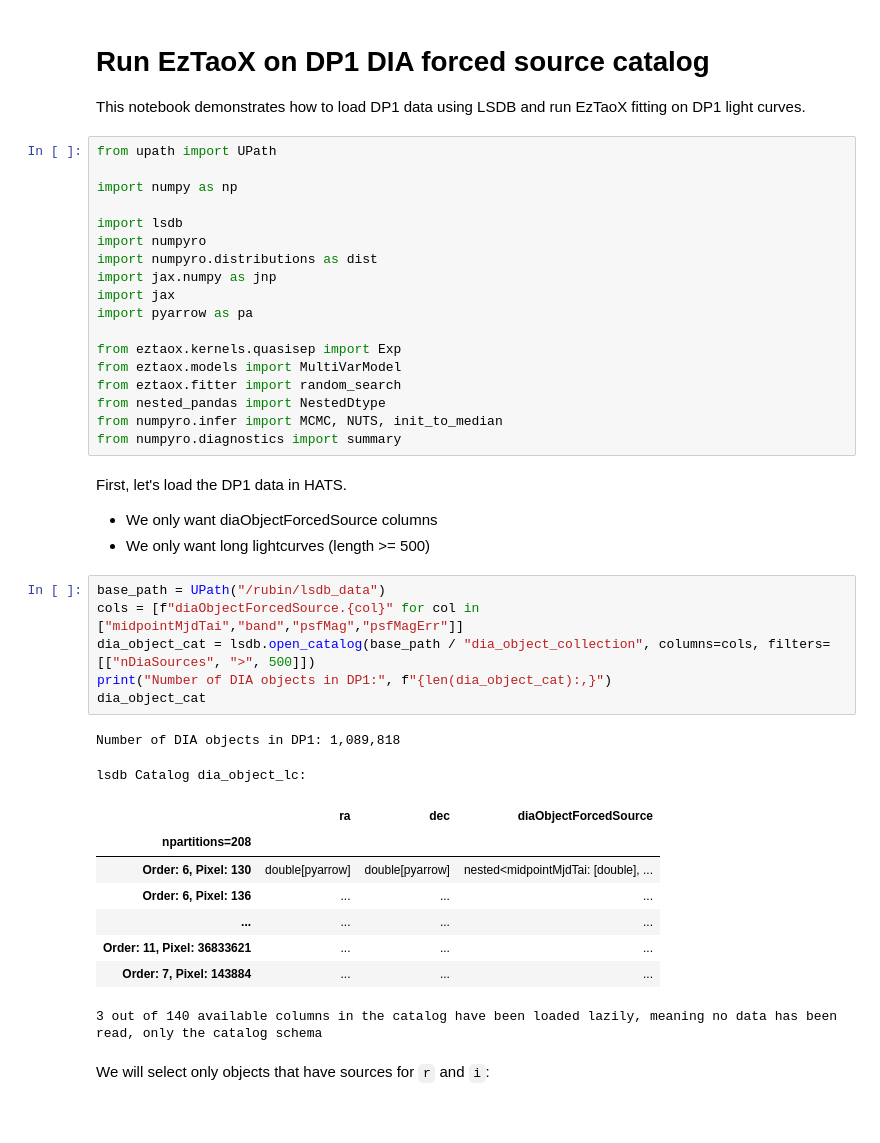
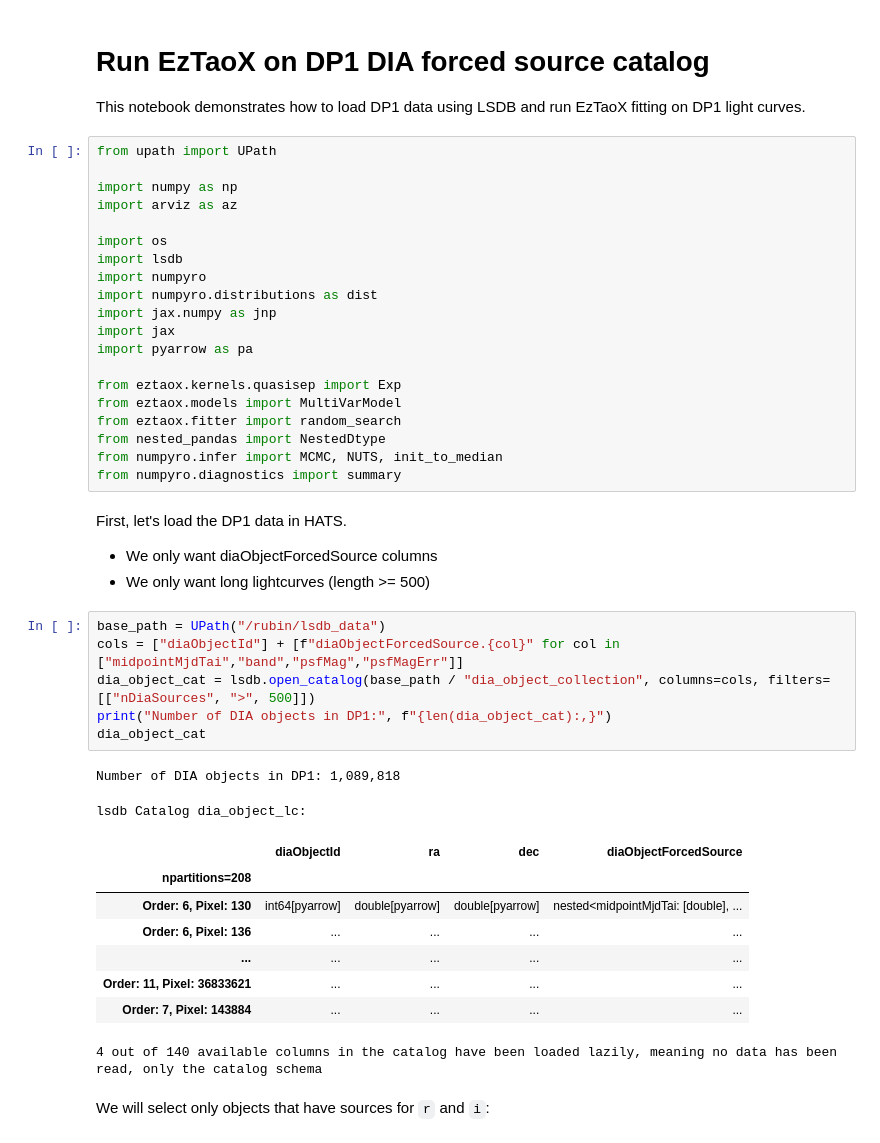
Before and after one commit to LSST-AGN-Variability/EzTaoX, a Jupyter notebook: docs/pre_executed/05_DP1_LSDB.ipynb, the cells around one changed output. Drawn from its saved outputs; the diff is of its cells as text.

```diff
--- a/docs/pre_executed/05_DP1_LSDB.ipynb
+++ b/docs/pre_executed/05_DP1_LSDB.ipynb
@@ -6,7 +6,9 @@ This notebook demonstrates how to load DP1 data using LSDB and run EzTaoX fittin
 from upath import UPath
 
 import numpy as np
+import arviz as az
 
+import os
 import lsdb
 import numpyro
 import numpyro.distributions as dist
@@ -27,21 +29,21 @@ First, let's load the DP1 data in HATS.
 - We only want long lightcurves (length >= 500)
 # %%
 base_path = UPath("/rubin/lsdb_data")
-cols = [f"diaObjectForcedSource.{col}" for col in ["midpointMjdTai","band","psfMag","psfMagErr"]]
+cols = ["diaObjectId"] + [f"diaObjectForcedSource.{col}" for col in ["midpointMjdTai","band","psfMag","psfMagErr"]]
 dia_object_cat = lsdb.open_catalog(base_path / "dia_object_collection", columns=cols, filters=[["nDiaSources", ">", 500]])
 print("Number of DIA objects in DP1:", f"{len(dia_object_cat):,}")
 dia_object_cat
 # %% [output]
 Number of DIA objects in DP1: 1,089,818
 lsdb Catalog dia_object_lc:
-|  | ra | dec | diaObjectForcedSource |
-| npartitions=208 |  |  |  |
-| Order: 6, Pixel: 130 | double[pyarrow] | double[pyarrow] | nested<midpointMjdTai: [double], ... |
-| Order: 6, Pixel: 136 | ... | ... | ... |
-| ... | ... | ... | ... |
-| Order: 11, Pixel: 36833621 | ... | ... | ... |
-| Order: 7, Pixel: 143884 | ... | ... | ... |
+|  | diaObjectId | ra | dec | diaObjectForcedSource |
+| npartitions=208 |  |  |  |  |
+| Order: 6, Pixel: 130 | int64[pyarrow] | double[pyarrow] | double[pyarrow] | nested<midpointMjdTai: [double], ... |
+| Order: 6, Pixel: 136 | ... | ... | ... | ... |
+| ... | ... | ... | ... | ... |
+| Order: 11, Pixel: 36833621 | ... | ... | ... | ... |
+| Order: 7, Pixel: 143884 | ... | ... | ... | ... |
-3 out of 140 available columns in the catalog have been loaded lazily, meaning no data has been read, only the catalog schema
+4 out of 140 available columns in the catalog have been loaded lazily, meaning no data has been read, only the catalog schema
 # %% [markdown]
 We will select only objects that have sources for `r` and `i`:
 # %%
```
Also changed, not shown: parts of 7 cells of this notebook.
